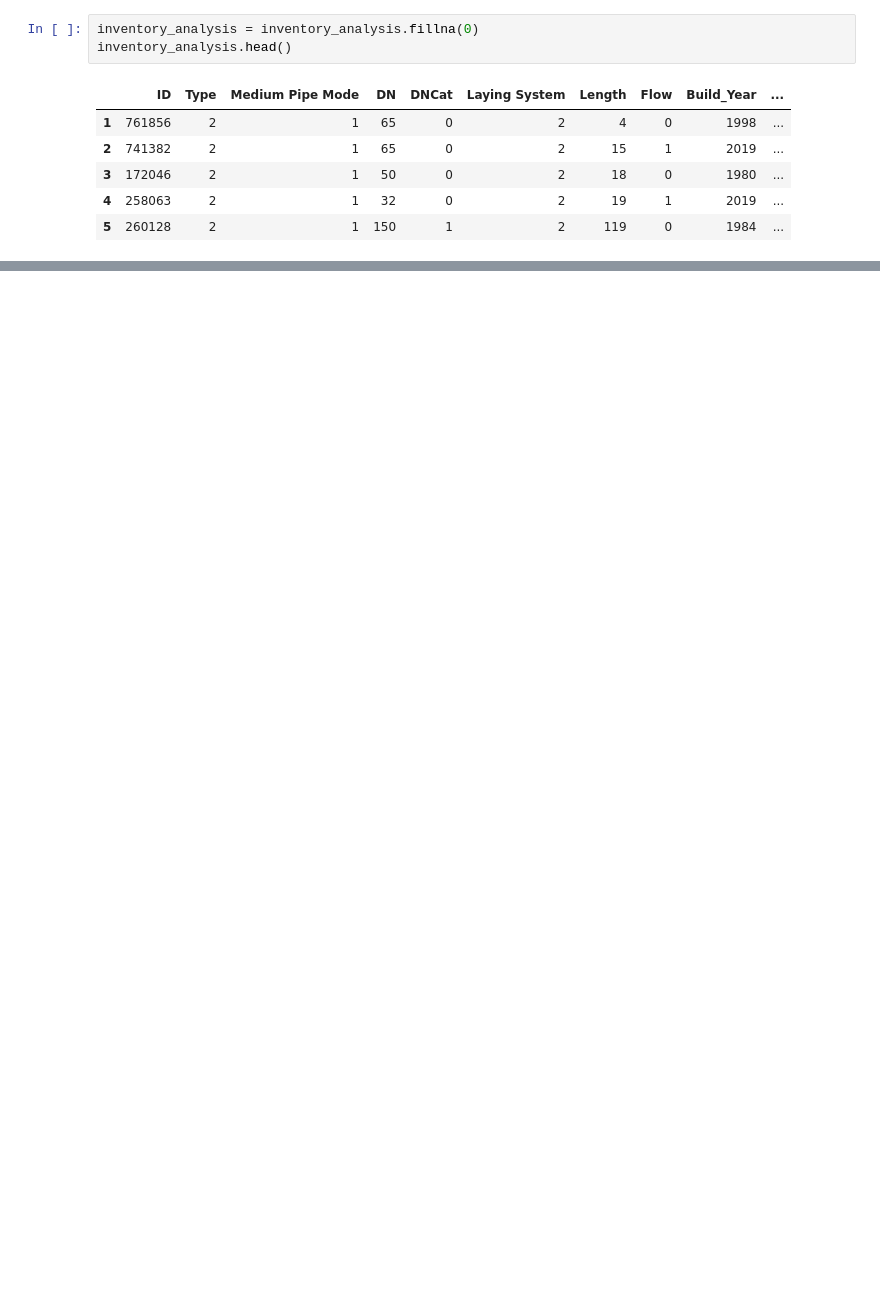
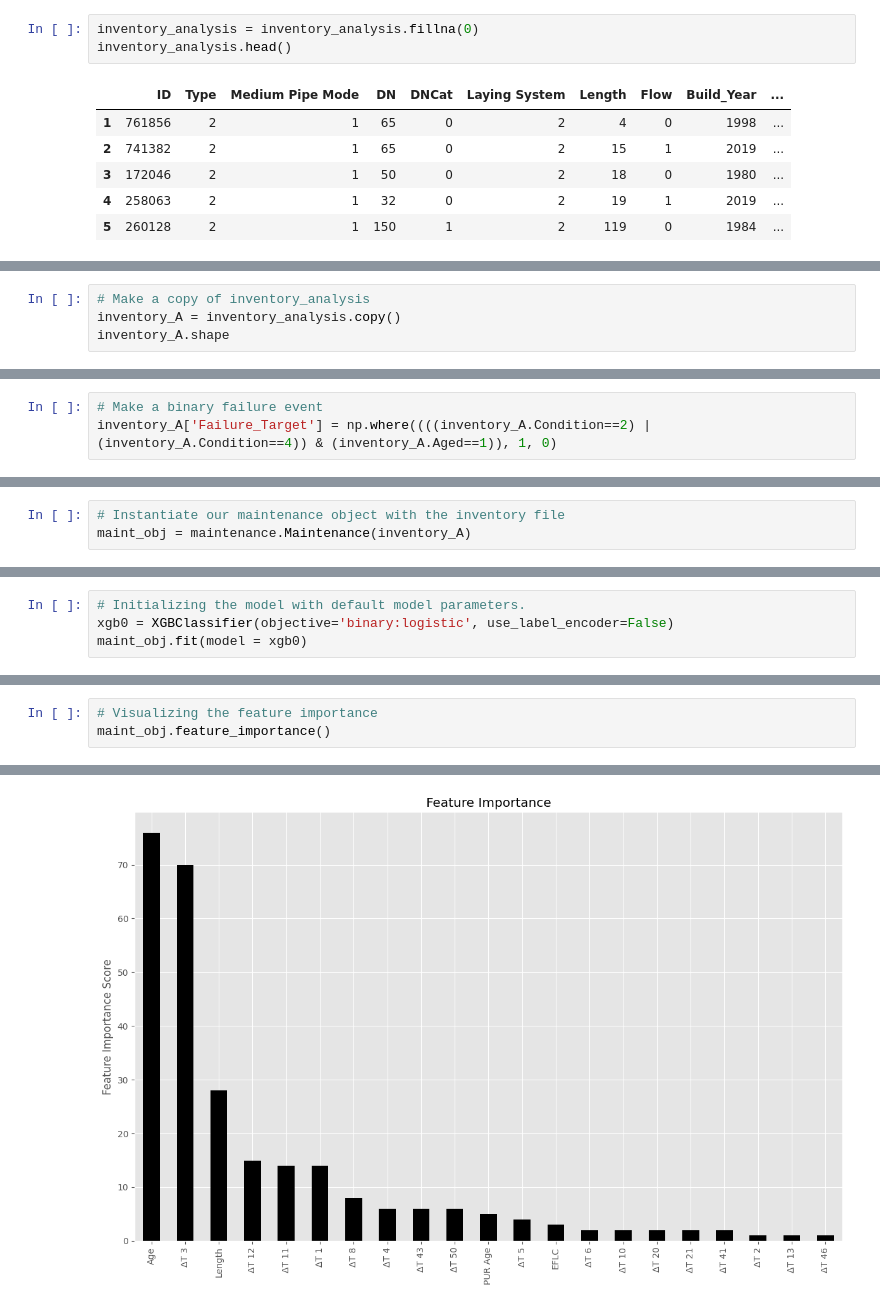
Before and after one commit to pakdad/dhc-maintenance, a Jupyter notebook: PdM_Walkthrough.ipynb, the cells around one changed output, grey strips where cells are left out. Cells and saved outputs as stored; diff of their text form; blank space fills up the shorter version.

```diff
--- a/PdM_Walkthrough.ipynb
+++ b/PdM_Walkthrough.ipynb
@@ -345,0 +349,4 @@ inventory_analysis.head()
+# %%
+# Make a copy of inventory_analysis
+inventory_A = inventory_analysis.copy()
+inventory_A.shape
@@ -345,0 +371,3 @@ inventory_analysis.head()
+# %%
+# Make a binary failure event
+inventory_A['Failure_Target'] = np.where((((inventory_A.Condition==2) | (inventory_A.Condition==4)) & (inventory_A.Aged==1)), 1, 0)
@@ -345,0 +383,3 @@ inventory_analysis.head()
+# %%
+# Instantiate our maintenance object with the inventory file
+maint_obj = maintenance.Maintenance(inventory_A)
@@ -345,0 +394,4 @@ inventory_analysis.head()
+# %%
+# Initializing the model with default model parameters.
+xgb0 = XGBClassifier(objective='binary:logistic', use_label_encoder=False)
+maint_obj.fit(model = xgb0)
@@ -345,0 +436,4 @@ inventory_analysis.head()
+# %%
+# Visualizing the feature importance
+maint_obj.feature_importance()
+# %% [output]
@@ -345,0 +457 @@ inventory_analysis.head()
+[figure, added]
```
Also changed, not shown: parts of 13 cells of this notebook.
